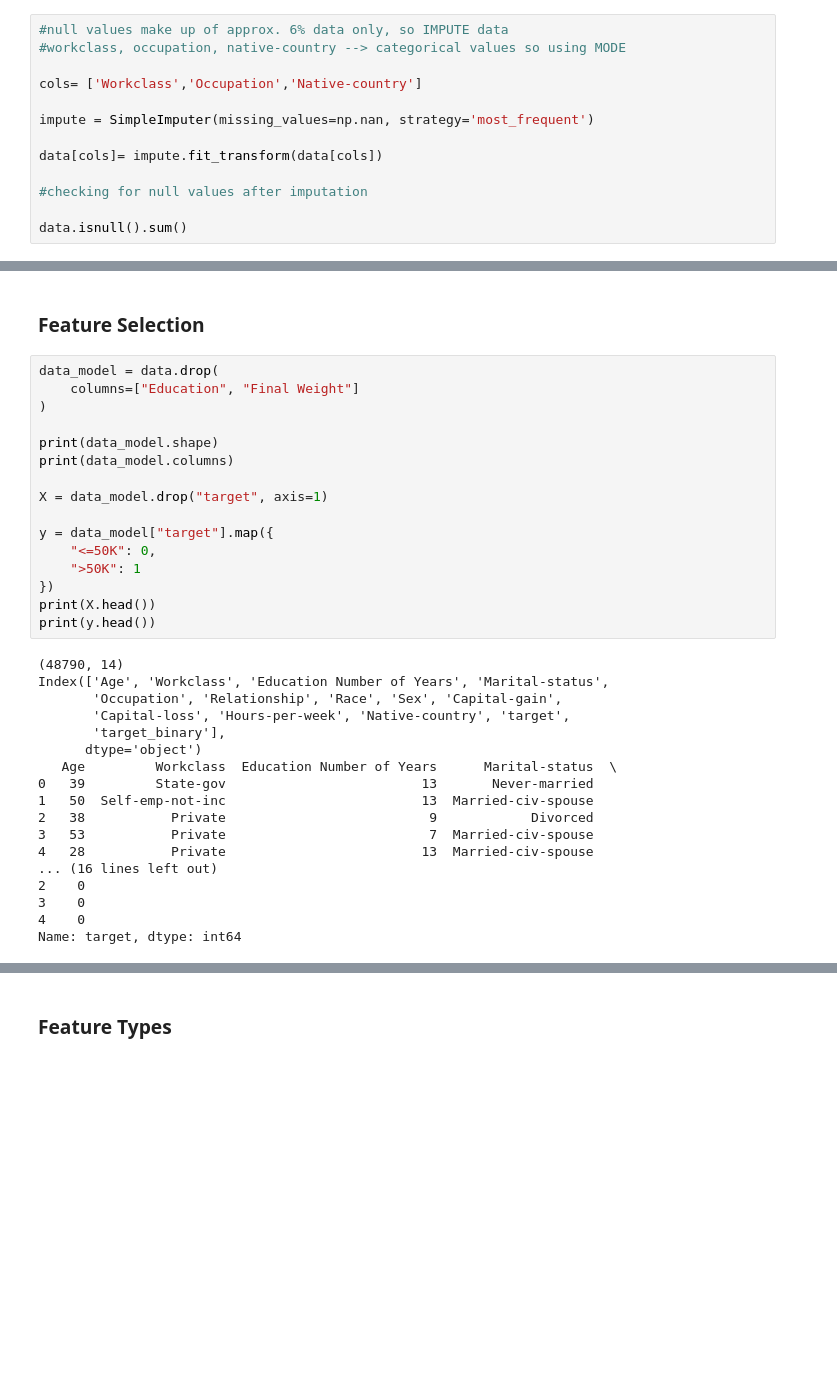
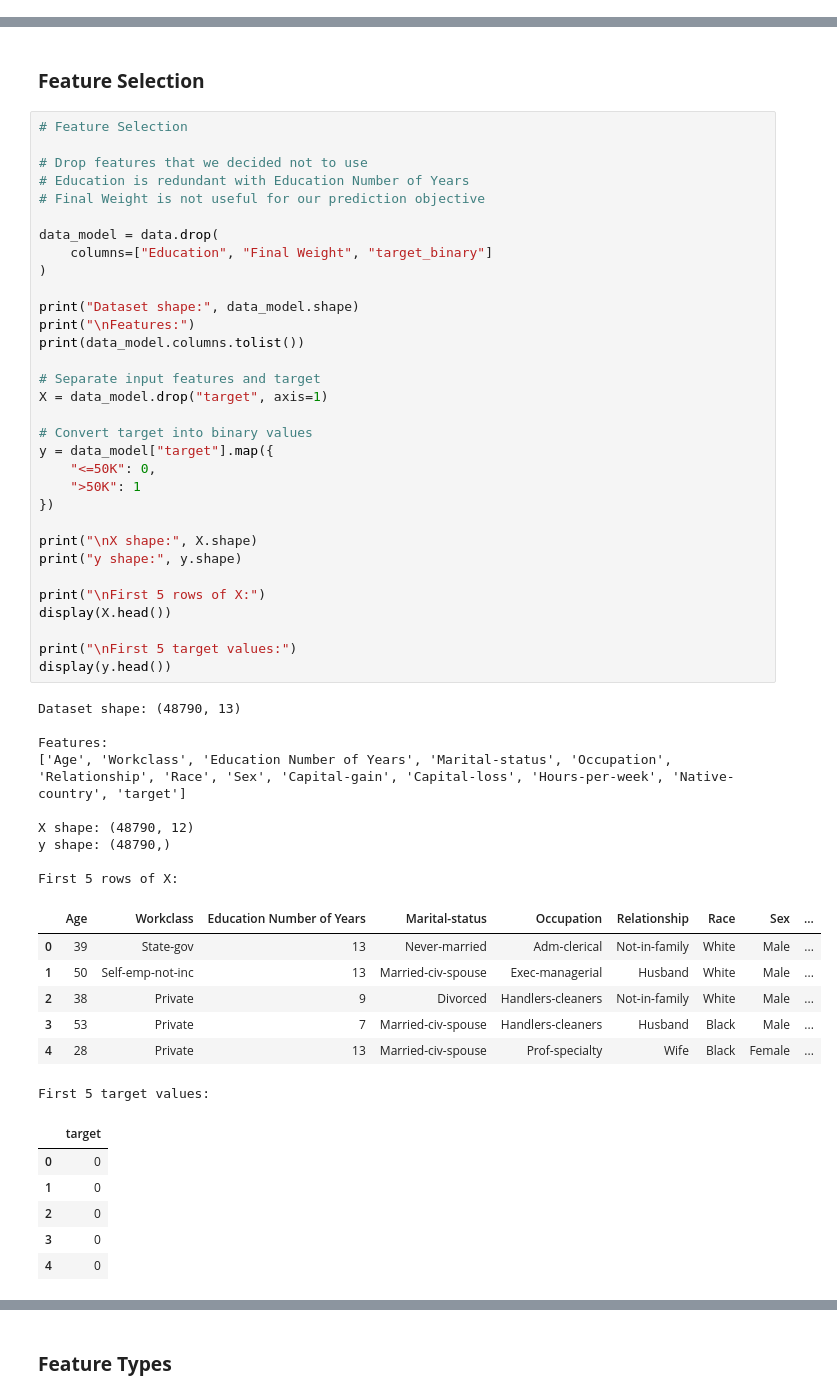
Before and after one commit to najahsadmim/adult-income-prediction, a Jupyter notebook: CSE422_GRP04_PROJECT.ipynb, the cells around one changed output, grey strips where cells are left out. Drawn from its saved outputs; the diff is of its cells as text; blank space fills up the shorter version.

```diff
--- a/CSE422_GRP04_PROJECT.ipynb
+++ b/CSE422_GRP04_PROJECT.ipynb
@@ -372,16 +392,3 @@ data.isnull().sum()
 | target | 0 |
 | target_binary | 0 |
 dtype: int64
-# %%
-#null values make up of approx. 6% data only, so IMPUTE data
-#workclass, occupation, native-country --> categorical values so using MODE
-
-cols= ['Workclass','Occupation','Native-country']
-
-impute = SimpleImputer(missing_values=np.nan, strategy='most_frequent')
-
-data[cols]= impute.fit_transform(data[cols])
-
-#checking for null values after imputation
-
-data.isnull().sum()
@@ -409,36 +397,57 @@ dtype: int64
 # %% [markdown]
 ### **Feature Selection**
 # %%
+# Feature Selection
+
+# Drop features that we decided not to use
+# Education is redundant with Education Number of Years
+# Final Weight is not useful for our prediction objective
+
 data_model = data.drop(
-    columns=["Education", "Final Weight"]
+    columns=["Education", "Final Weight", "target_binary"]
 )
 
-print(data_model.shape)
-print(data_model.columns)
+print("Dataset shape:", data_model.shape)
+print("\nFeatures:")
+print(data_model.columns.tolist())
 
+# Separate input features and target
 X = data_model.drop("target", axis=1)
 
+# Convert target into binary values
 y = data_model["target"].map({
     "<=50K": 0,
     ">50K": 1
 })
-print(X.head())
-print(y.head())
+
+print("\nX shape:", X.shape)
+print("y shape:", y.shape)
+
+print("\nFirst 5 rows of X:")
+display(X.head())
+
+print("\nFirst 5 target values:")
+display(y.head())
 # %% [output]
-(48790, 14)
-Index(['Age', 'Workclass', 'Education Number of Years', 'Marital-status',
-       'Occupation', 'Relationship', 'Race', 'Sex', 'Capital-gain',
-       'Capital-loss', 'Hours-per-week', 'Native-country', 'target',
-       'target_binary'],
-      dtype='object')
-   Age         Workclass  Education Number of Years      Marital-status  \
-0   39         State-gov                         13       Never-married
-1   50  Self-emp-not-inc                         13  Married-civ-spouse
-2   38           Private                          9            Divorced
-3   53           Private                          7  Married-civ-spouse
-4   28           Private                         13  Married-civ-spouse
-... (16 lines left out)
-2    0
-3    0
-4    0
-Name: target, dtype: int64
+Dataset shape: (48790, 13)
+
+Features:
+['Age', 'Workclass', 'Education Number of Years', 'Marital-status', 'Occupation', 'Relationship', 'Race', 'Sex', 'Capital-gain', 'Capital-loss', 'Hours-per-week', 'Native-country', 'target']
+
+X shape: (48790, 12)
+y shape: (48790,)
+
+First 5 rows of X:
+|  | Age | Workclass | Education Number of Years | Marital-status | Occupation | Relationship | Race | Sex | ... |
+| 0 | 39 | State-gov | 13 | Never-married | Adm-clerical | Not-in-family | White | Male | ... |
+| 1 | 50 | Self-emp-not-inc | 13 | Married-civ-spouse | Exec-managerial | Husband | White | Male | ... |
+| 2 | 38 | Private | 9 | Divorced | Handlers-cleaners | Not-in-family | White | Male | ... |
+| 3 | 53 | Private | 7 | Married-civ-spouse | Handlers-cleaners | Husband | Black | Male | ... |
+| 4 | 28 | Private | 13 | Married-civ-spouse | Prof-specialty | Wife | Black | Female | ... |
+First 5 target values:
+|  | target |
+| 0 | 0 |
+| 1 | 0 |
+| 2 | 0 |
+| 3 | 0 |
+| 4 | 0 |
```
Also changed, not shown: parts of 60 cells of this notebook.
